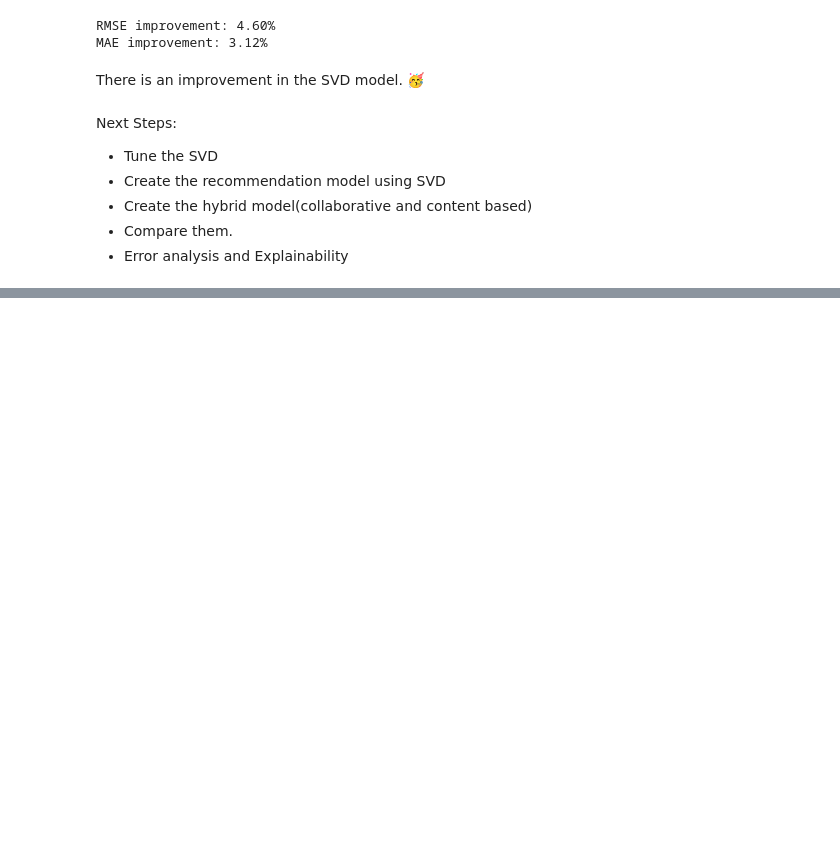
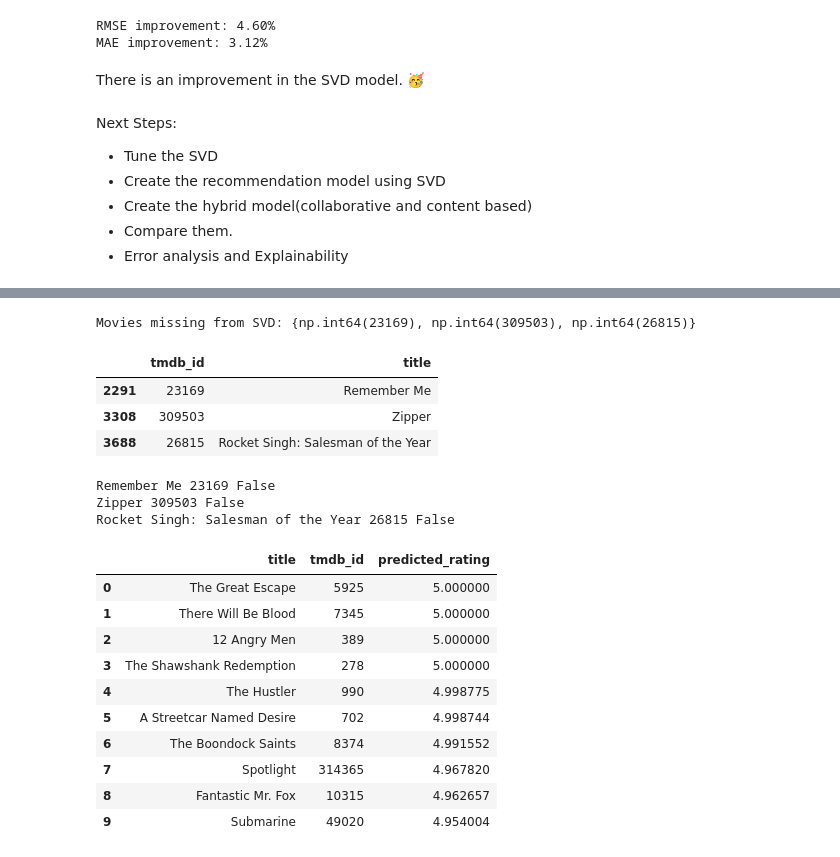
Before and after one commit to AwendyG/Movie-Recommendation-Capstone, a Jupyter notebook: Capstone.ipynb, the cells around one changed output, grey strips where cells are left out. Drawn from its saved outputs; the diff is of its cells as text; code cells hidden in the pictures; blank space fills up the shorter version.

```diff
--- a/Capstone.ipynb
+++ b/Capstone.ipynb
@@ -1819,0 +2208,35 @@ Next Steps:
+# %%
+# Find movies in the recommendation dataset
+# that were not used during SVD training
+
+missing_movies = data_movies - svd_movies
+
+print("Movies missing from SVD:", missing_movies)
+# %% [output]
+Movies missing from SVD: {np.int64(23169), np.int64(309503), np.int64(26815)}
+# %%
+movie_catalog[
+    movie_catalog["tmdb_id"].isin(missing_movies)
+]
+# %% [output]
+|  | tmdb_id | title |
+| 2291 | 23169 | Remember Me |
+| 3308 | 309503 | Zipper |
+| 3688 | 26815 | Rocket Singh: Salesman of the Year |
+# %%
+# Check whether the three movies appear in the training data
+
+train_movies = set(train["tmdb_id"].unique())
+
+for movie_id in missing_movies:
+    print(
+        movie_catalog.loc[
+            movie_catalog["tmdb_id"] == movie_id, "title"
+        ].iloc[0],
+        movie_id,
+        movie_id in train_movies
+    )
+# %% [output]
+Remember Me 23169 False
+Zipper 309503 False
+Rocket Singh: Salesman of the Year 26815 False
@@ -1819,0 +2291,22 @@ Next Steps:
+# %%
+recommendations = recommend_movies(
+    user_id=1,
+    model=best_svd,
+    ratings_df=ratings_for_recs,
+    movie_catalog=movie_catalog,
+    n=10
+)
+
+recommendations
+# %% [output]
+|  | title | tmdb_id | predicted_rating |
+| 0 | The Great Escape | 5925 | 5.000000 |
+| 1 | There Will Be Blood | 7345 | 5.000000 |
+| 2 | 12 Angry Men | 389 | 5.000000 |
+| 3 | The Shawshank Redemption | 278 | 5.000000 |
+| 4 | The Hustler | 990 | 4.998775 |
+| 5 | A Streetcar Named Desire | 702 | 4.998744 |
+| 6 | The Boondock Saints | 8374 | 4.991552 |
+| 7 | Spotlight | 314365 | 4.967820 |
+| 8 | Fantastic Mr. Fox | 10315 | 4.962657 |
+| 9 | Submarine | 49020 | 4.954004 |
```
Also changed, not shown: parts of 30 cells of this notebook.
